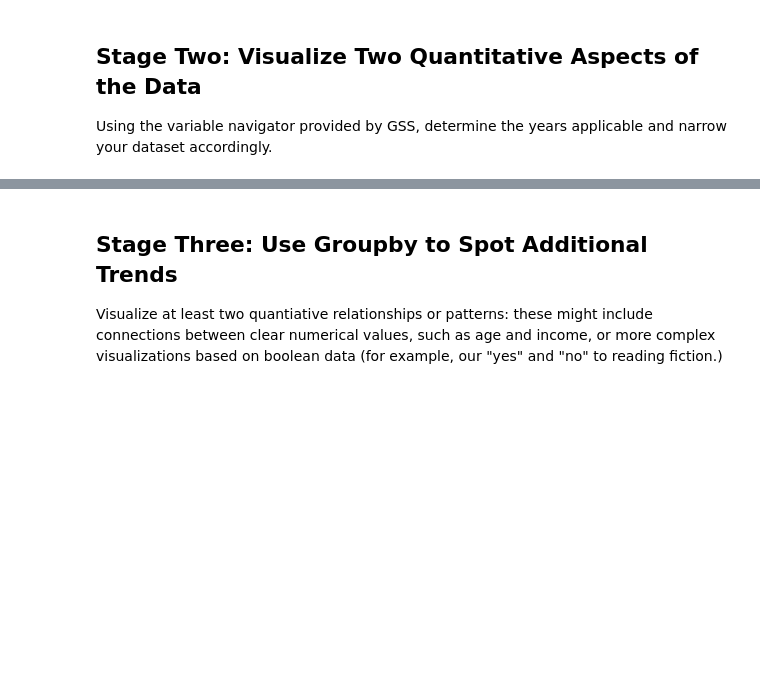
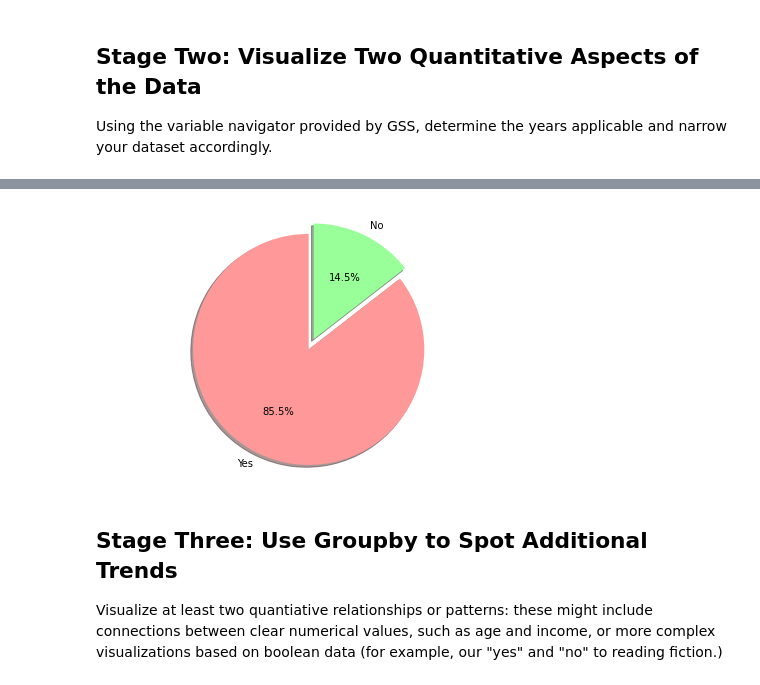
Before and after one commit to dlb007/Vox, a Jupyter notebook: Assignment # 9x.ipynb, the cells around one changed output, grey strips where cells are left out. Saved outputs shown, nothing was run; the diff lists cells and outputs as text; code cells hidden in the pictures; blank space fills up the shorter version.

```diff
--- a/Assignment # 9x.ipynb
+++ b/Assignment # 9x.ipynb
@@ -79,14 +86,16 @@ TypeError: 'Categorical' does not implement reduction 'mean'
 # %%
 
-performance_counts = df['year'].value_counts()
-labels=["Didn't Attend","Attended"]
+performance_counts = df['divorce'].value_counts()
+labels=["Yes","No"]
 colors=["#ff9999","#99ff99"]
 explode = (0, 0.1)
 fig1, ax1 = plt.subplots()
 ax1.pie(performance_counts, explode=explode, labels=labels, colors=colors, autopct='%1.1f%%', shadow=True, startangle=90)
 ax1.axis('equal')
 plt.tight_layout()
 plt.show()
+# %% [output]
+[figure, added]
 # %% [markdown]
 ## Stage Three: Use Groupby to Spot Additional Trends
 Visualize at least two quantiative relationships or patterns: these might include connections between clear numerical values, such as age and income, or more complex visualizations based on boolean data (for example, our "yes" and "no" to reading fiction.)
```
Also changed, not shown: parts of 7 cells of this notebook.
